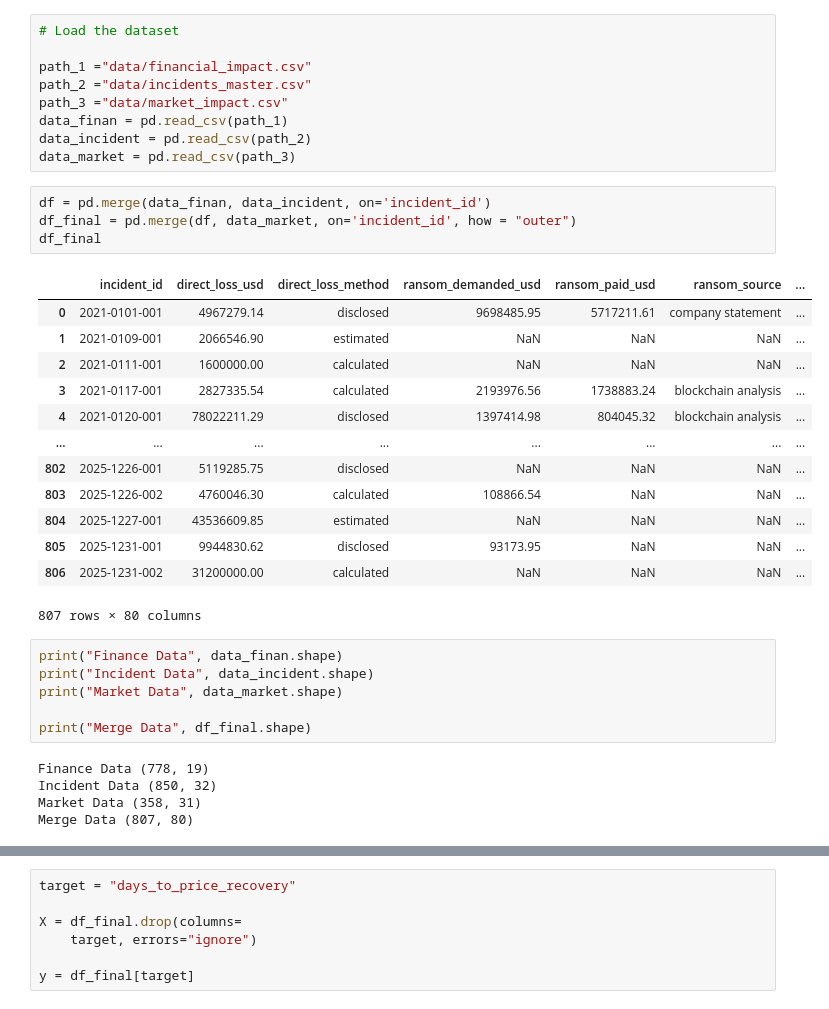
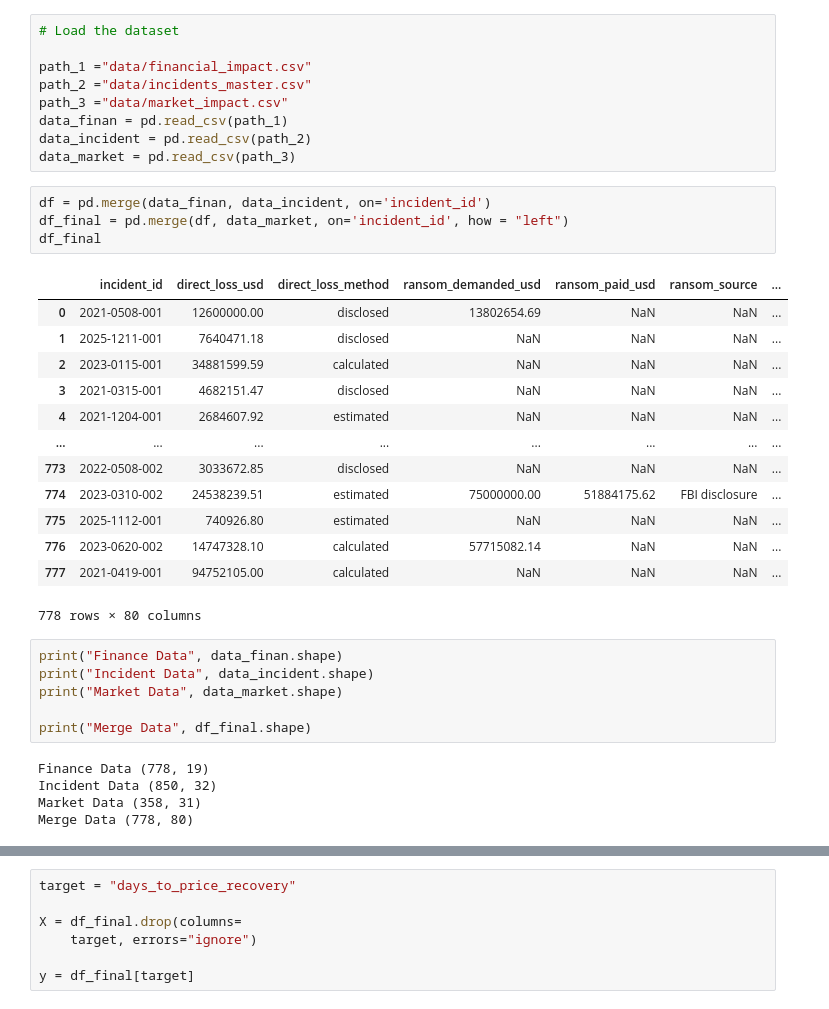
Before and after one commit to subhan0rizwan/cyber-loss-KNN, a Jupyter notebook: KNN - Cyber.ipynb, the cells around one changed output, grey strips where cells are left out. Drawn from its saved outputs; the diff is of its cells as text.

```diff
--- a/KNN - Cyber.ipynb
+++ b/KNN - Cyber.ipynb
@@ -15,22 +15,22 @@ data_incident = pd.read_csv(path_2)
 data_market = pd.read_csv(path_3)
 # %%
 df = pd.merge(data_finan, data_incident, on='incident_id')
-df_final = pd.merge(df, data_market, on='incident_id', how = "outer")
+df_final = pd.merge(df, data_market, on='incident_id', how = "left")
 df_final
 # %% [output]
 |  | incident_id | direct_loss_usd | direct_loss_method | ransom_demanded_usd | ransom_paid_usd | ransom_source | ... |
-| 0 | 2021-0101-001 | 4967279.14 | disclosed | 9698485.95 | 5717211.61 | company statement | ... |
-| 1 | 2021-0109-001 | 2066546.90 | estimated | NaN | NaN | NaN | ... |
-| 2 | 2021-0111-001 | 1600000.00 | calculated | NaN | NaN | NaN | ... |
-| 3 | 2021-0117-001 | 2827335.54 | calculated | 2193976.56 | 1738883.24 | blockchain analysis | ... |
-| 4 | 2021-0120-001 | 78022211.29 | disclosed | 1397414.98 | 804045.32 | blockchain analysis | ... |
+| 0 | 2021-0508-001 | 12600000.00 | disclosed | 13802654.69 | NaN | NaN | ... |
+| 1 | 2025-1211-001 | 7640471.18 | disclosed | NaN | NaN | NaN | ... |
+| 2 | 2023-0115-001 | 34881599.59 | calculated | NaN | NaN | NaN | ... |
+| 3 | 2021-0315-001 | 4682151.47 | disclosed | NaN | NaN | NaN | ... |
+| 4 | 2021-1204-001 | 2684607.92 | estimated | NaN | NaN | NaN | ... |
 | ... | ... | ... | ... | ... | ... | ... | ... |
-| 802 | 2025-1226-001 | 5119285.75 | disclosed | NaN | NaN | NaN | ... |
-| 803 | 2025-1226-002 | 4760046.30 | calculated | 108866.54 | NaN | NaN | ... |
-| 804 | 2025-1227-001 | 43536609.85 | estimated | NaN | NaN | NaN | ... |
-| 805 | 2025-1231-001 | 9944830.62 | disclosed | 93173.95 | NaN | NaN | ... |
-| 806 | 2025-1231-002 | 31200000.00 | calculated | NaN | NaN | NaN | ... |
+| 773 | 2022-0508-002 | 3033672.85 | disclosed | NaN | NaN | NaN | ... |
+| 774 | 2023-0310-002 | 24538239.51 | estimated | 75000000.00 | 51884175.62 | FBI disclosure | ... |
+| 775 | 2025-1112-001 | 740926.80 | estimated | NaN | NaN | NaN | ... |
+| 776 | 2023-0620-002 | 14747328.10 | calculated | 57715082.14 | NaN | NaN | ... |
+| 777 | 2021-0419-001 | 94752105.00 | calculated | NaN | NaN | NaN | ... |
-807 rows × 80 columns
+778 rows × 80 columns
 # %%
 print("Finance Data", data_finan.shape)
 print("Incident Data", data_incident.shape)
@@ -41,7 +41,7 @@ print("Merge Data", df_final.shape)
 Finance Data (778, 19)
 Incident Data (850, 32)
 Market Data (358, 31)
-Merge Data (807, 80)
+Merge Data (778, 80)
 # %%
 # list of columns to drop based on correlation analysis
 cols_to_drop = [
```
Also changed, not shown: parts of 9 cells of this notebook.
